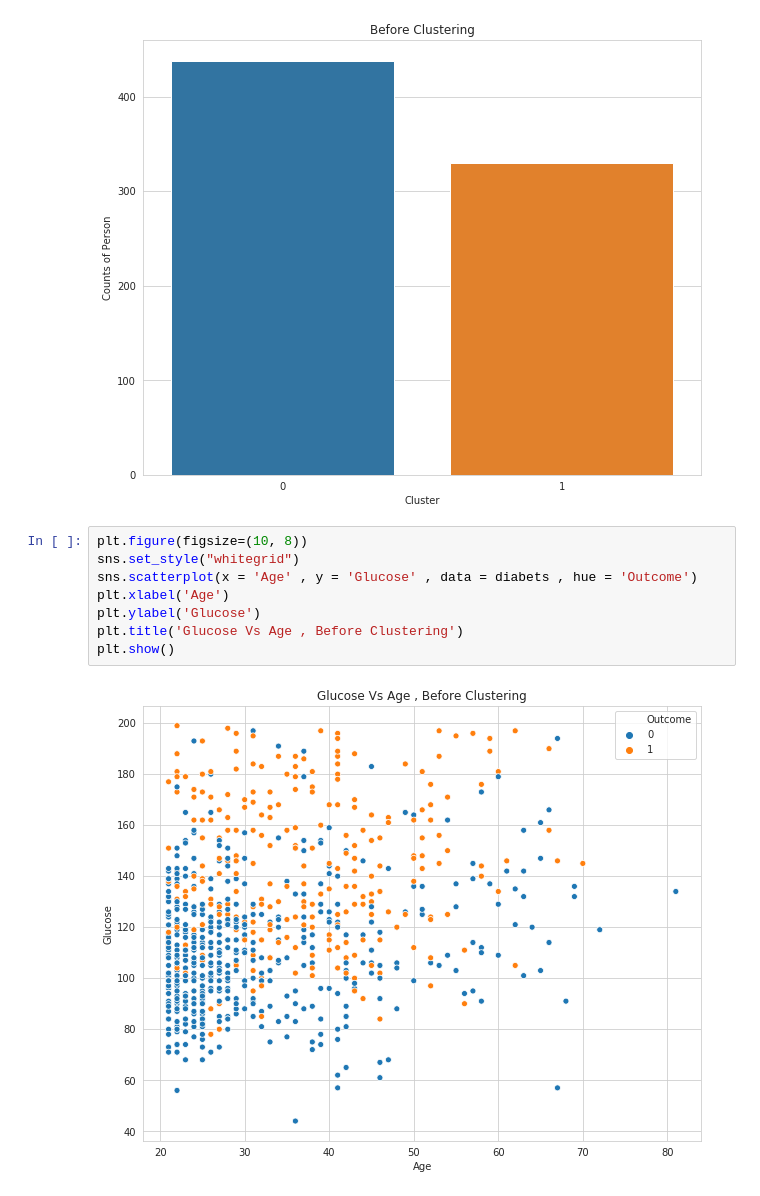
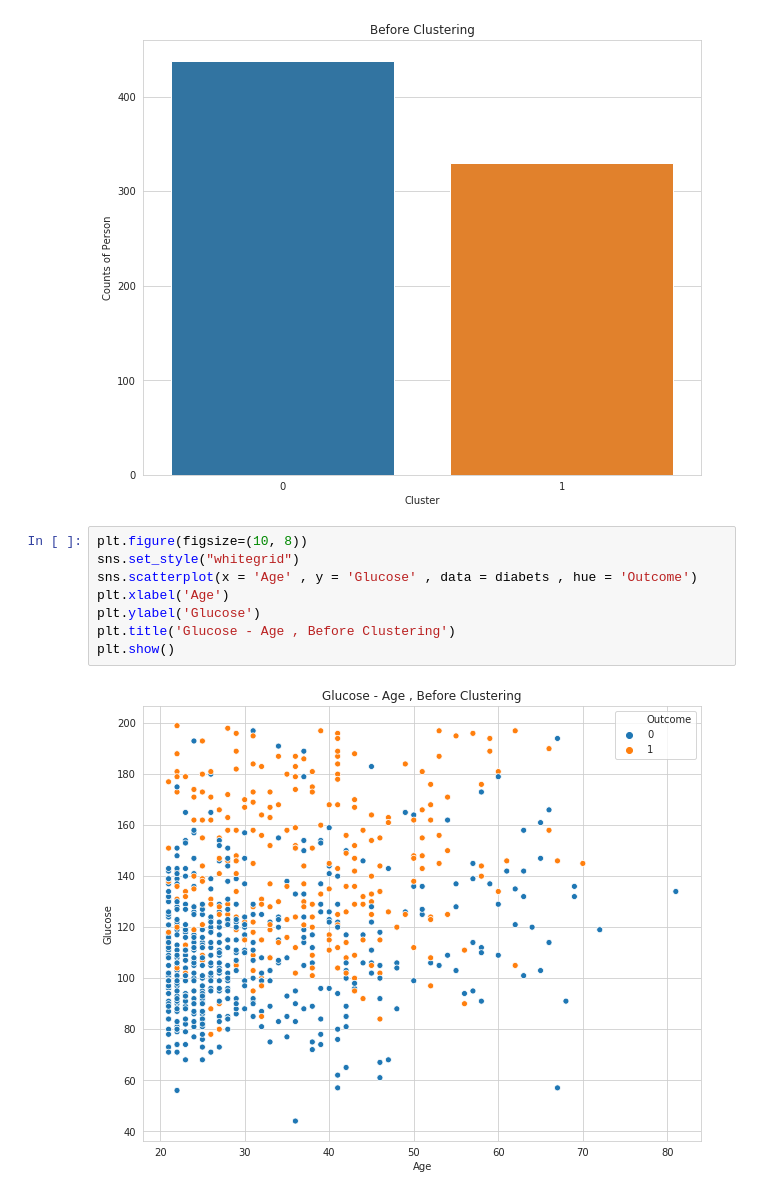
Before and after one commit to BahramJannesar/PimaIndiansDiabetsMachineLearning, a Jupyter notebook: Diabets Clustering.ipynb, the cells around one changed output. Drawn from its saved outputs; the diff is of its cells as text.

```diff
--- a/Diabets Clustering.ipynb
+++ b/Diabets Clustering.ipynb
@@ -125,13 +135,13 @@ plt.show()
 # %%
 plt.figure(figsize=(10, 8))
 sns.set_style("whitegrid")
 sns.scatterplot(x = 'Age' , y = 'Glucose' , data = diabets , hue = 'Outcome')
 plt.xlabel('Age')
 plt.ylabel('Glucose')
-plt.title('Glucose Vs Age , Before Clustering')
+plt.title('Glucose - Age , Before Clustering')
 plt.show()
 # %% [output]
-[figure, old version]
+[figure, new version]
 # %%
 plt.figure(figsize=(10, 8))
 sns.set_style("whitegrid")
```
Also changed, not shown: parts of 31 cells of this notebook, 1 other file.
